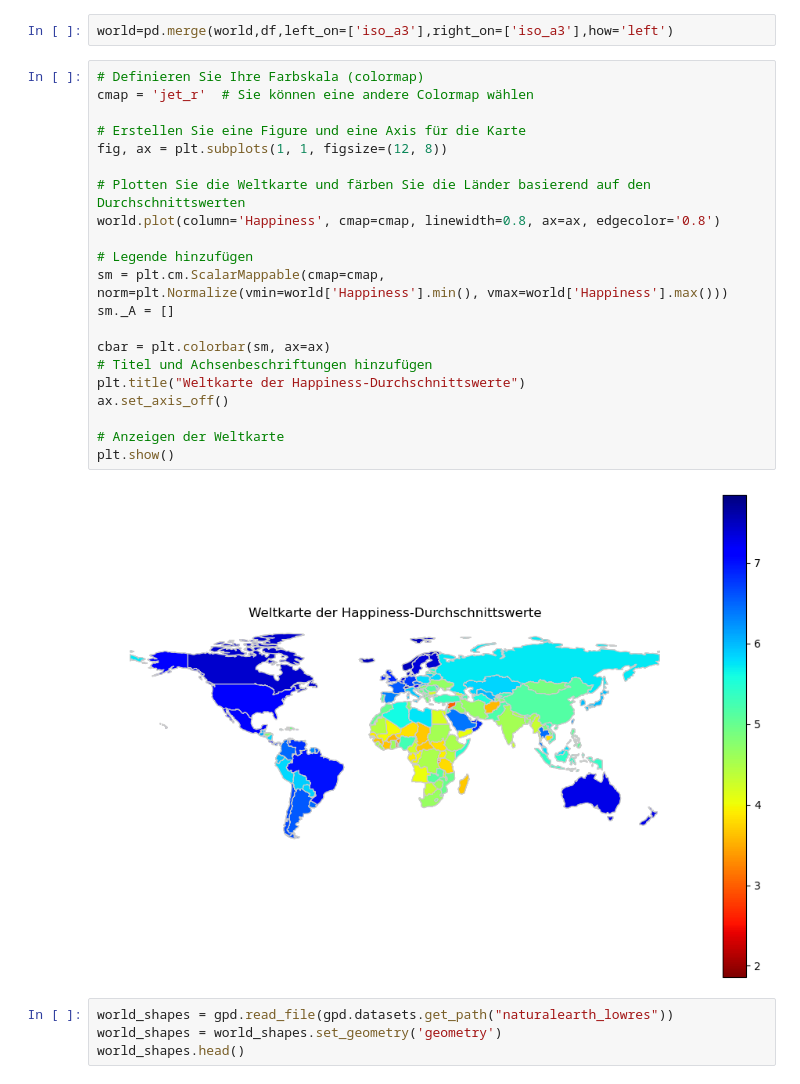
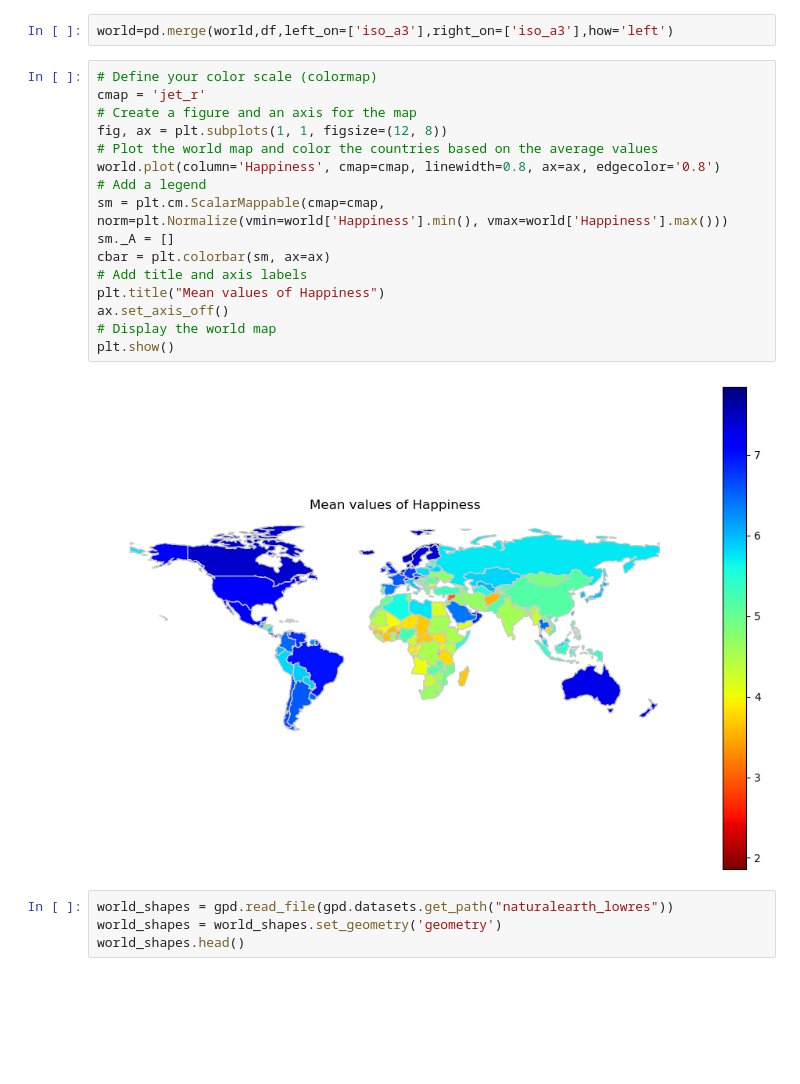
Before and after one commit to fakesheep38/HapPy, a Jupyter notebook: Weltkarte_interaktiv.ipynb, the cells around one changed output. Saved outputs shown, nothing was run; the diff lists cells and outputs as text; blank space fills up the shorter version.

```diff
--- a/Weltkarte_interaktiv.ipynb
+++ b/Weltkarte_interaktiv.ipynb
@@ -139,28 +139,23 @@ ISO_A3-Codes, die in world fehlen (keine Geodaten): {'XKX', 'SGP', 'MUS', 'BHR',
 # %%
 world=pd.merge(world,df,left_on=['iso_a3'],right_on=['iso_a3'],how='left')
 # %%
-# Definieren Sie Ihre Farbskala (colormap)
-cmap = 'jet_r'  # Sie können eine andere Colormap wählen
-
-# Erstellen Sie eine Figure und eine Axis für die Karte
+# Define your color scale (colormap)
+cmap = 'jet_r'
+# Create a figure and an axis for the map
 fig, ax = plt.subplots(1, 1, figsize=(12, 8))
-
-# Plotten Sie die Weltkarte und färben Sie die Länder basierend auf den Durchschnittswerten
+# Plot the world map and color the countries based on the average values
 world.plot(column='Happiness', cmap=cmap, linewidth=0.8, ax=ax, edgecolor='0.8')
-
-# Legende hinzufügen
+# Add a legend
 sm = plt.cm.ScalarMappable(cmap=cmap, norm=plt.Normalize(vmin=world['Happiness'].min(), vmax=world['Happiness'].max()))
 sm._A = []
-
 cbar = plt.colorbar(sm, ax=ax)
-# Titel und Achsenbeschriftungen hinzufügen
-plt.title("Weltkarte der Happiness-Durchschnittswerte")
+# Add title and axis labels
+plt.title("Mean values of Happiness")
 ax.set_axis_off()
-
-# Anzeigen der Weltkarte
+# Display the world map
 plt.show()
 # %% [output]
-[figure, old version]
+[figure, new version]
 # %%
 world_shapes = gpd.read_file(gpd.datasets.get_path("naturalearth_lowres"))
 world_shapes = world_shapes.set_geometry('geometry')
```
Also changed, not shown: parts of 8 cells of this notebook, 2 other files.
